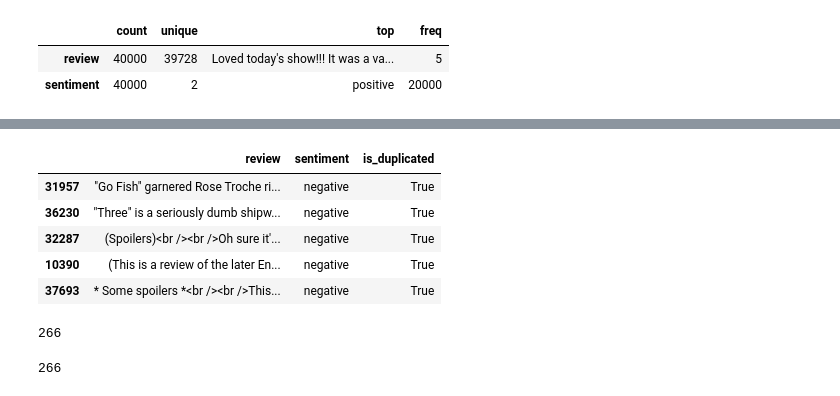
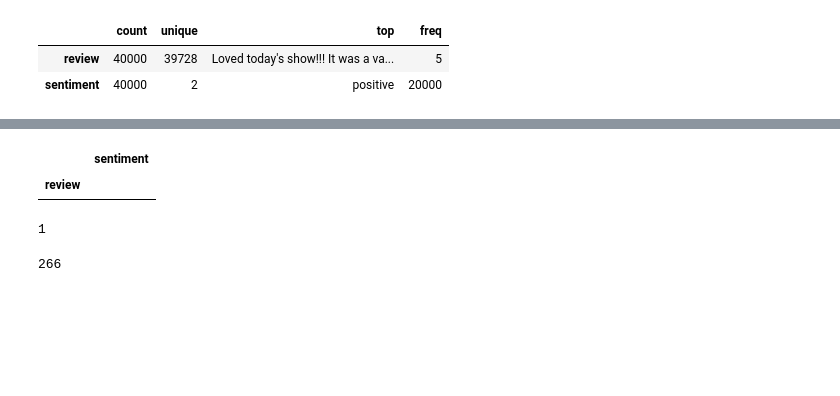
Before and after one commit to KKDD41/Data_Science_Final_Project, a Jupyter notebook: notebooks/EDA.ipynb, the cells around one changed output, grey strips where cells are left out. Drawn from its saved outputs; the diff is of its cells as text; code cells hidden in the pictures; blank space fills up the shorter version.

```diff
--- a/notebooks/EDA.ipynb
+++ b/notebooks/EDA.ipynb
@@ -31,3 +31,6 @@ reviews_df.describe().T
 |  | count | unique | top | freq |
 | review | 40000 | 39728 | Loved today's show!!! It was a va... | 5 |
 | sentiment | 40000 | 2 | positive | 20000 |
+# %%
+duplicated_reviews_df = pd.concat(g for _, g in reviews_df.groupby("review") if len(g) > 1)[['review', 'sentiment']]
+duplicated_reviews_df
@@ -34,22 +51,13 @@ reviews_df.describe().T
 # %%
-duplicated_reviews_df = reviews_df.copy()
-duplicated_reviews_df['is_duplicated'] = reviews_df['review'].duplicated()
-duplicated_reviews_df = duplicated_reviews_df[duplicated_reviews_df['is_duplicated'] == True]
-
-duplicated_reviews_df.drop_duplicates(inplace=True)
-duplicated_reviews_df.sort_values(by='review', inplace=True)
-duplicated_reviews_df.head(5)
+aggregated_duplicates_df = duplicated_reviews_df.groupby("review").agg("nunique")
+aggregated_duplicates_df[aggregated_duplicates_df['sentiment'] > 1]
 # %% [output]
-|  | review | sentiment | is_duplicated |
-| 31957 | "Go Fish" garnered Rose Troche ri... | negative | True |
-| 36230 | "Three" is a seriously dumb shipw... | negative | True |
-| 32287 | (Spoilers)<br /><br />Oh sure it'... | negative | True |
-| 10390 | (This is a review of the later En... | negative | True |
-| 37693 | * Some spoilers *<br /><br />This... | negative | True |
+|  | sentiment |
+| review |  |
 # %%
-len(duplicated_reviews_df)
+aggregated_duplicates_df['sentiment'].max()
 # %% [output]
-266
+1
 # %%
 duplicated_reviews_df['review'].nunique()
 # %% [output]
```
Also changed, not shown: parts of 3 cells of this notebook.
